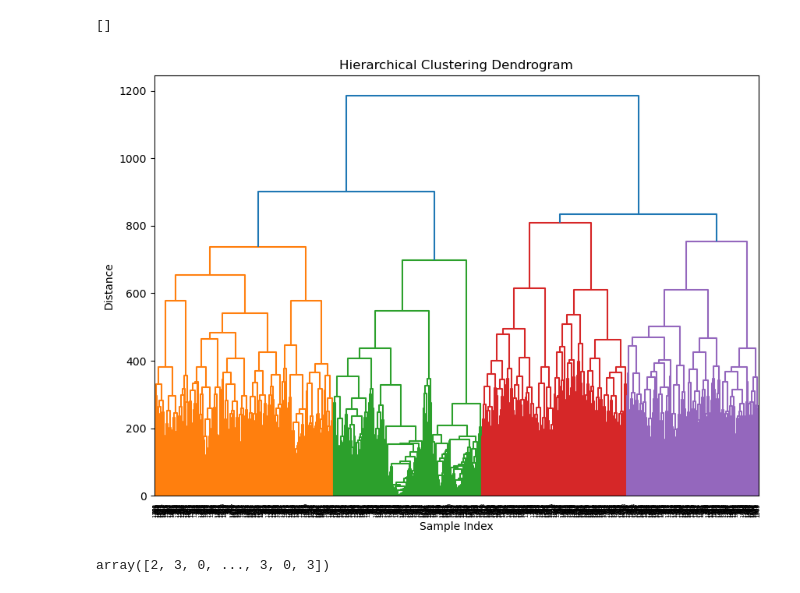
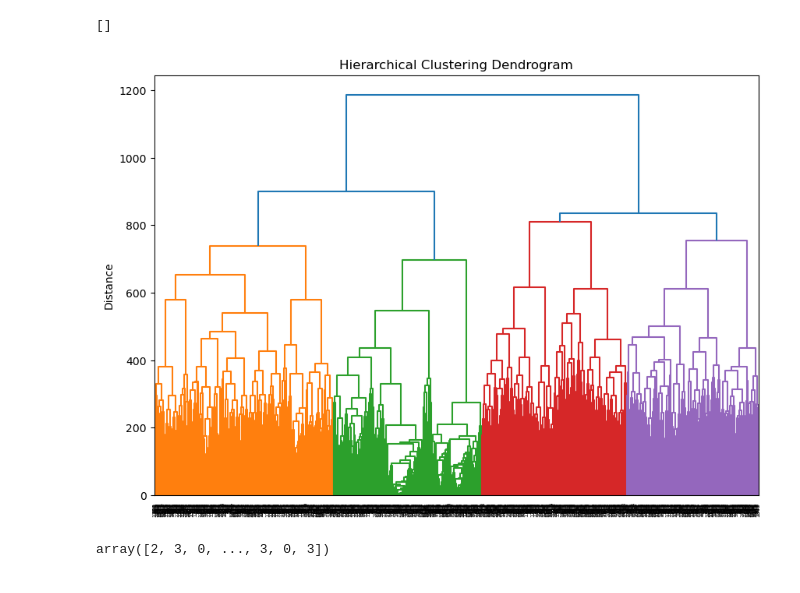
Before and after one commit to nelson-sc-northeastern/2023MLProject, a Jupyter notebook: khoaproject.ipynb, the cells around one changed output. Saved outputs shown, nothing was run; the diff lists cells and outputs as text; code cells hidden in the pictures.

```diff
--- a/khoaproject.ipynb
+++ b/khoaproject.ipynb
@@ -650,14 +758,14 @@ X_test=scaler.fit_transform(X_test)
 # %%
 linked = linkage(X_train, method='ward')
 
 plt.figure(figsize=(10, 7))
 dendrogram(linked, orientation='top', distance_sort='descending', show_leaf_counts=True)
 plt.title('Hierarchical Clustering Dendrogram')
-plt.xlabel('Sample Index')
+
 plt.ylabel('Distance')
 plt.show() #4 clusters
 # %% [output]
-[figure, old version]
+[figure, new version]
 # %%
 cluster = AgglomerativeClustering(n_clusters=4, affinity='euclidean', linkage='ward')
 cluster_labels = cluster.fit_predict(X_train)
```
Also changed, not shown: parts of 55 cells of this notebook.
